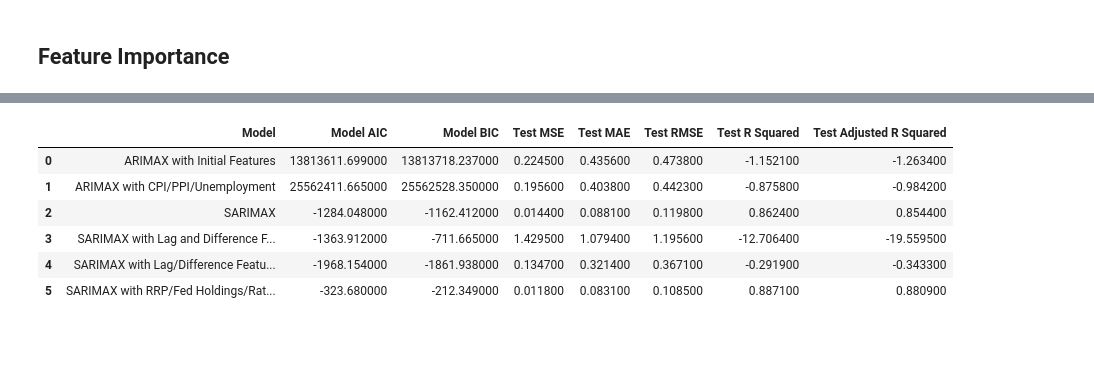
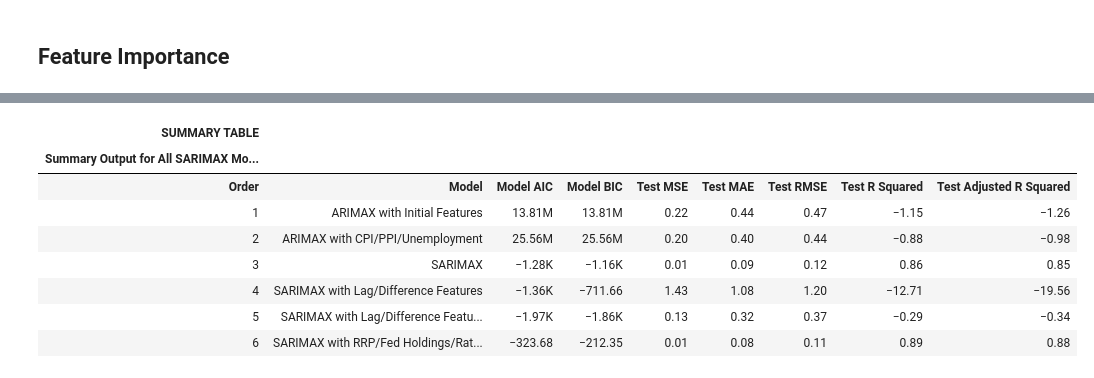
Before and after one commit to punchnami/AI-Powered-Research-Query-Chatbot, a Jupyter notebook: final_consolidated_SARIMAX.ipynb, the cells around one changed output, grey strips where cells are left out. Cells and saved outputs as stored; diff of their text form; code cells hidden in the pictures; blank space fills up the shorter version.

Commit message:
Final version of ARIMA code

```diff
--- a/final_consolidated_SARIMAX.ipynb
+++ b/final_consolidated_SARIMAX.ipynb
@@ -2191,23 +2195,32 @@ significant_features
 # %%
+# Summary Table
 summary_table = pd.DataFrame({
-    "Model" : ["ARIMAX with Initial Features", "ARIMAX with CPI/PPI/Unemployment", "SARIMAX", "SARIMAX with Lag and Difference Features", "SARIMAX with Lag/Difference Features VIF", "SARIMAX with RRP/Fed Holdings/Rate Probabilities"],
+    "Order" : [1, 2, 3, 4, 5, 6],
+    "Model" : ["ARIMAX with Initial Features", "ARIMAX with CPI/PPI/Unemployment", "SARIMAX", "SARIMAX with Lag/Difference Features", "SARIMAX with Lag/Difference Features VIF", "SARIMAX with RRP/Fed Holdings/Rate Probabilities"],
     "Model AIC" : [13813611.699, 25562411.665, -1284.048, -1363.912, -1968.154, -323.680],
     "Model BIC" : [13813718.237, 25562528.350, -1162.412, -711.665, -1861.938, -212.349],
     "Test MSE" : [0.2245, 0.1956, 0.0144, 1.4295, 0.1347, 0.0118],
     "Test MAE" : [0.4356, 0.4038, 0.0881, 1.0794, 0.3214, 0.0831],
     "Test RMSE" : [0.4738, 0.4423, 0.1198, 1.1956, 0.3671, 0.1085],
     "Test R Squared" : [-1.1521, -0.8758, 0.8624, -12.7064, -0.2919, 0.8871],
     "Test Adjusted R Squared" : [-1.2634, -0.9842, 0.8544, -19.5595, -0.3433, 0.8809]
 })
+
+GT(summary_table)\
+.tab_header(title= md("**SUMMARY TABLE**"), subtitle= md("*Summary Output for All SARIMAX Models*"))\
+.fmt_number(columns=['Model AIC', 'Model BIC', 'Test MSE', 'Test MAE', 'Test RMSE', 'Test R Squared', 'Test Adjusted R Squared'], compact=True)\
+.tab_style(style= style.text(align= 'left'), locations= loc.body(columns= ['Order']))\
+.tab_style(style= style.fill(color= 'lightgreen'), locations= loc.body(rows= [5]))\
+.tab_style(style= style.text(weight= "bold"), locations= loc.body(rows= [5]))\
+.tab_options(heading_background_color= 'lightblue', column_labels_font_weight= "bold", heading_title_font_weight= "bold")\
+.opt_table_outline(style= "solid", width= "1px", color= "grey")
+# %% [output]
+| SUMMARY TABLE |  |  |  |  |  |  |  |  |
+| Summary Output for All SARIMAX Mo... |  |  |  |  |  |  |  |  |
+| Order | Model | Model AIC | Model BIC | Test MSE | Test MAE | Test RMSE | Test R Squared | Test Adjusted R Squared |
+| 1 | ARIMAX with Initial Features | 13.81M | 13.81M | 0.22 | 0.44 | 0.47 | −1.15 | −1.26 |
+| 2 | ARIMAX with CPI/PPI/Unemployment | 25.56M | 25.56M | 0.20 | 0.40 | 0.44 | −0.88 | −0.98 |
+| 3 | SARIMAX | −1.28K | −1.16K | 0.01 | 0.09 | 0.12 | 0.86 | 0.85 |
+| 4 | SARIMAX with Lag/Difference Features | −1.36K | −711.66 | 1.43 | 1.08 | 1.20 | −12.71 | −19.56 |
+| 5 | SARIMAX with Lag/Difference Featu... | −1.97K | −1.86K | 0.13 | 0.32 | 0.37 | −0.29 | −0.34 |
+| 6 | SARIMAX with RRP/Fed Holdings/Rat... | −323.68 | −212.35 | 0.01 | 0.08 | 0.11 | 0.89 | 0.88 |
-# %%
-summary_table = summary_table.style.set_properties(subset=['Model'],**{'text-align': 'left'})
-summary_table = summary_table.set_table_styles([dict(selector='th', props=[('text-align', 'left')])])
-summary_table
-# %% [output]
-|  | Model | Model AIC | Model BIC | Test MSE | Test MAE | Test RMSE | Test R Squared | Test Adjusted R Squared |
-| 0 | ARIMAX with Initial Features | 13813611.699000 | 13813718.237000 | 0.224500 | 0.435600 | 0.473800 | -1.152100 | -1.263400 |
-| 1 | ARIMAX with CPI/PPI/Unemployment | 25562411.665000 | 25562528.350000 | 0.195600 | 0.403800 | 0.442300 | -0.875800 | -0.984200 |
-| 2 | SARIMAX | -1284.048000 | -1162.412000 | 0.014400 | 0.088100 | 0.119800 | 0.862400 | 0.854400 |
-| 3 | SARIMAX with Lag and Difference F... | -1363.912000 | -711.665000 | 1.429500 | 1.079400 | 1.195600 | -12.706400 | -19.559500 |
-| 4 | SARIMAX with Lag/Difference Featu... | -1968.154000 | -1861.938000 | 0.134700 | 0.321400 | 0.367100 | -0.291900 | -0.343300 |
-| 5 | SARIMAX with RRP/Fed Holdings/Rat... | -323.680000 | -212.349000 | 0.011800 | 0.083100 | 0.108500 | 0.887100 | 0.880900 |
```
Also changed, not shown: parts of 18 cells of this notebook.
